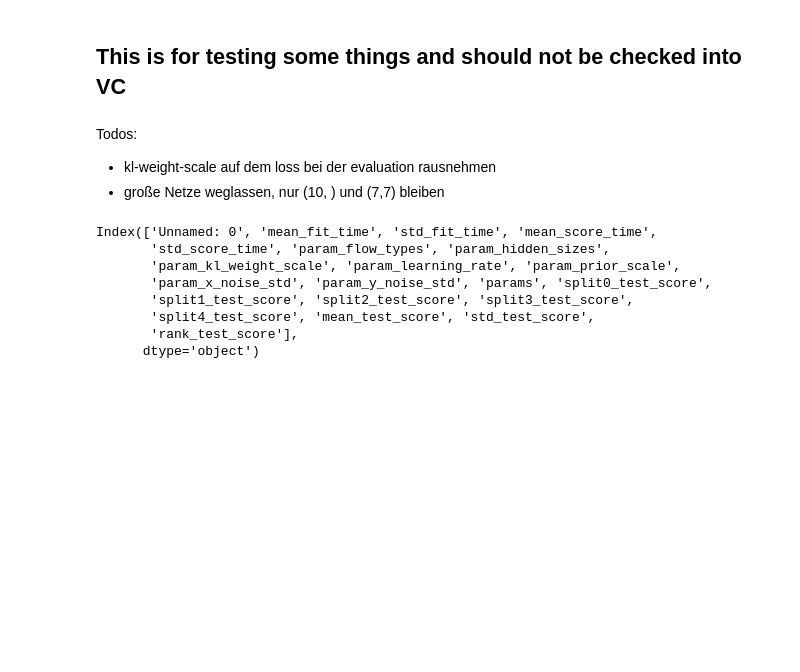
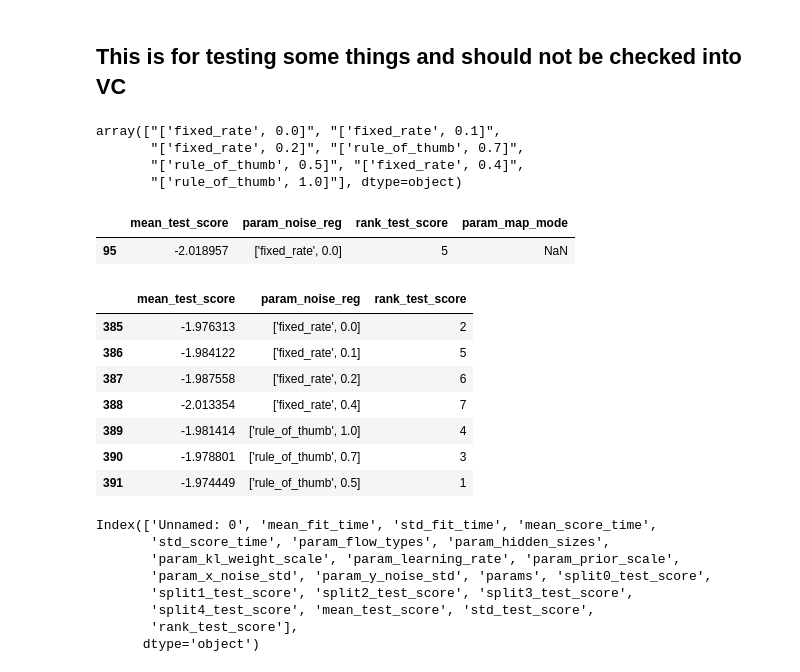
Before and after one commit to siboehm/NormalizingFlowNetwork, a Jupyter notebook: evaluation/visualization/Plotting.ipynb, the cells around one changed output. Saved outputs shown, nothing was run; the diff lists cells and outputs as text; code cells hidden in the pictures; blank space fills up the shorter version.

```diff
--- a/evaluation/visualization/Plotting.ipynb
+++ b/evaluation/visualization/Plotting.ipynb
@@ -1,6 +1,2 @@
 # %% [markdown]
 ## This is for testing some things and should not be checked into VC
-# %% [markdown]
-Todos:
-- kl-weight-scale auf dem loss bei der evaluation rausnehmen
-- große Netze weglassen, nur (10, ) und (7,7) bleiben
@@ -9,3 +6,28 @@ import pandas
+# %%
+df = pd.read_csv("/home/simon/Documents/KIT/Informatik/Bachelorarbeit/VI/data/cluster/big_net_run_2019-06-17_22-33/results.csv", index_col=0)
+# %%
+df['param_noise_reg'].unique()
+# %% [output]
+array(["['fixed_rate', 0.0]", "['fixed_rate', 0.1]",
+       "['fixed_rate', 0.2]", "['rule_of_thumb', 0.7]",
+       "['rule_of_thumb', 0.5]", "['fixed_rate', 0.4]",
+       "['rule_of_thumb', 1.0]"], dtype=object)
+# %%
+df[(df['estimator'] == 'mle') & (df['density'] == 'EconDensity') & (df['n_datapoints'] == 400) & (df['param_noise_reg'] == "['fixed_rate', 0.0]")][['mean_test_score', 'param_noise_reg', 'rank_test_score', 'param_map_mode']]
+# %% [output]
+|  | mean_test_score | param_noise_reg | rank_test_score | param_map_mode |
+| 95 | -2.018957 | ['fixed_rate', 0.0] | 5 | NaN |
+# %%
+df[(df['estimator'] == 'bayesian')&(df['param_map_mode']) & (df['density'] == 'EconDensity') & (df['n_datapoints'] == 400)][['mean_test_score', 'param_noise_reg', 'rank_test_score']]
+# %% [output]
+|  | mean_test_score | param_noise_reg | rank_test_score |
+| 385 | -1.976313 | ['fixed_rate', 0.0] | 2 |
+| 386 | -1.984122 | ['fixed_rate', 0.1] | 5 |
+| 387 | -1.987558 | ['fixed_rate', 0.2] | 6 |
+| 388 | -2.013354 | ['fixed_rate', 0.4] | 7 |
+| 389 | -1.981414 | ['rule_of_thumb', 1.0] | 4 |
+| 390 | -1.978801 | ['rule_of_thumb', 0.7] | 3 |
+| 391 | -1.974449 | ['rule_of_thumb', 0.5] | 1 |
 # %%
 df_bayes = pandas.read_csv('data/cluster/first_run_2019-06-05_18-08/results_bayesian_EconDensity.csv')
 # %%
```
Also changed, not shown: parts of 2 cells of this notebook, 1 other file.
